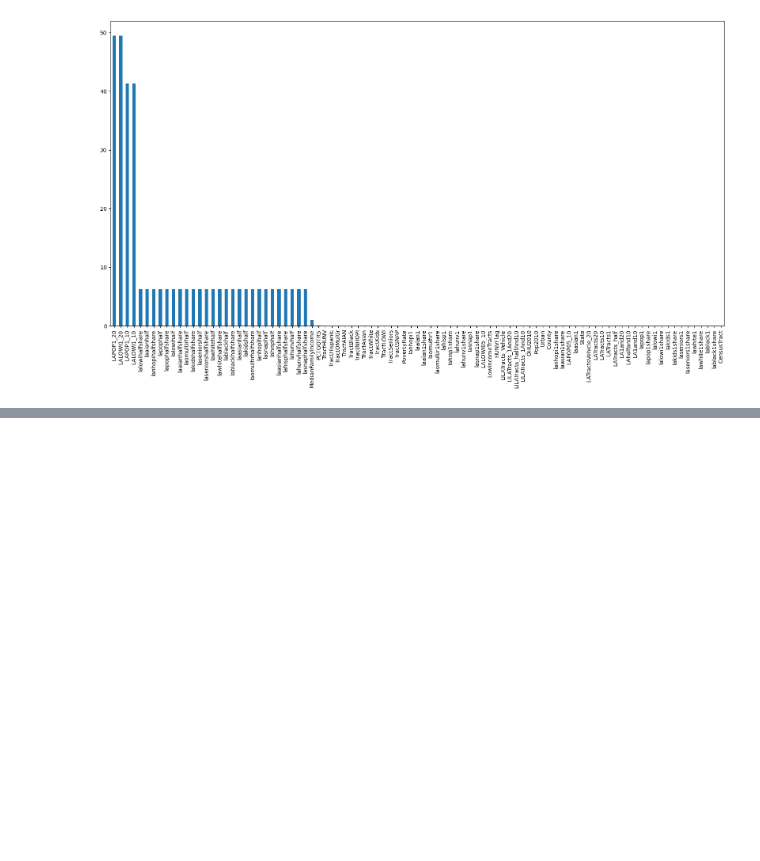
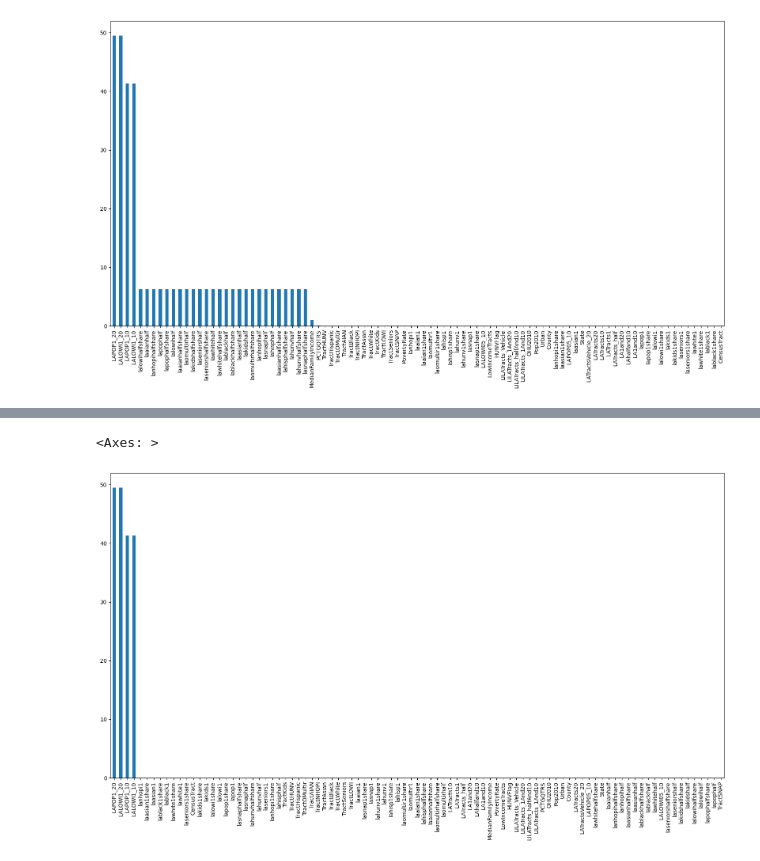
Before and after one commit to Sarfarazzzzz/DSA-Datathon-2025, a Jupyter notebook: notebooks/EDA.ipynb, the cells around one changed output, grey strips where cells are left out. Cells and saved outputs as stored; diff of their text form; code cells hidden in the pictures; blank space fills up the shorter version.

```diff
--- a/notebooks/EDA.ipynb
+++ b/notebooks/EDA.ipynb
@@ -318,0 +357,5 @@ imputed_df1.to_csv("../DATA/FoodAccessAtlascleaned.csv", index=False)
+# %%
+FoodAccessAtlascleaned_missing_report["Missing (%)"].plot(kind="bar", figsize=(20, 10))
+# %% [output]
+<Axes: >
+[figure, added]
```
Also changed, not shown: parts of 15 cells of this notebook, 1 other file.
